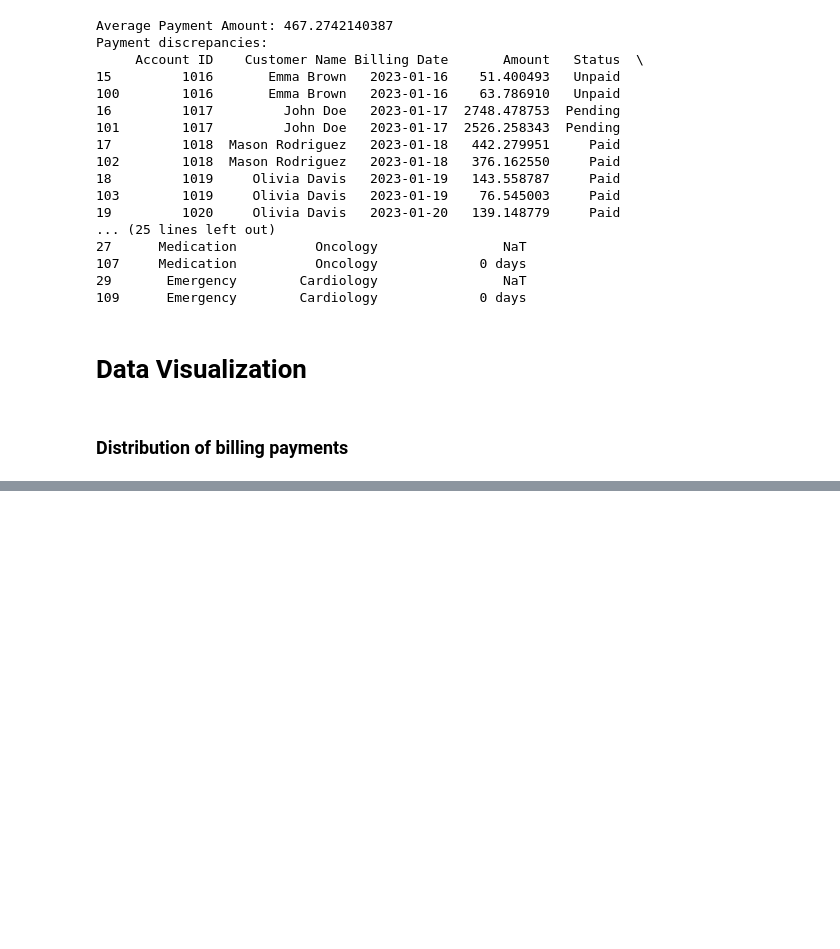
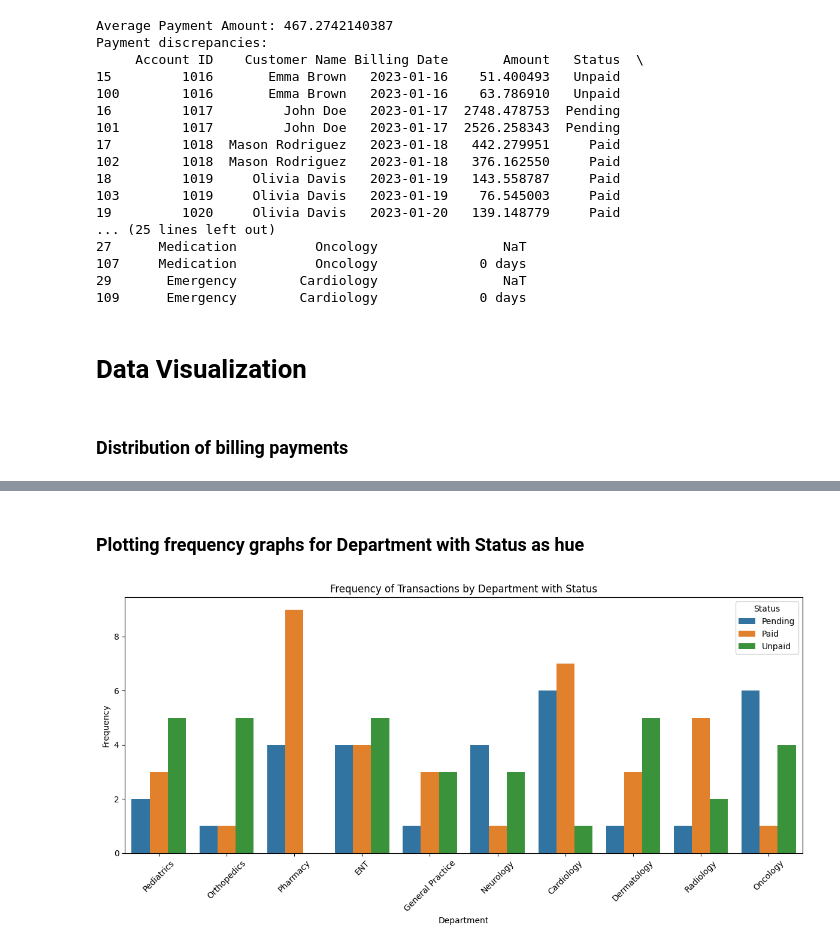
Before and after one commit to vvidhig/Billing-Account, a Jupyter notebook: Notebook.ipynb, the cells around one changed output, grey strips where cells are left out. Cells and saved outputs as stored; diff of their text form; code cells hidden in the pictures; blank space fills up the shorter version.

```diff
--- a/Notebook.ipynb
+++ b/Notebook.ipynb
@@ -239,0 +273,14 @@ plt.show()
+# %% [markdown]
+### Plotting frequency graphs for Department with Status as hue
+# %%
+plt.figure(figsize=(12, 6))
+sns.countplot(x='Department', hue='Status', data=data)
+plt.title('Frequency of Transactions by Department with Status')
+plt.xlabel('Department')
+plt.ylabel('Frequency')
+plt.xticks(rotation=45)
+plt.legend(title='Status')
+plt.tight_layout()
+plt.show()
+# %% [output]
+[figure, added]
```
Also changed, not shown: parts of 30 cells of this notebook.
